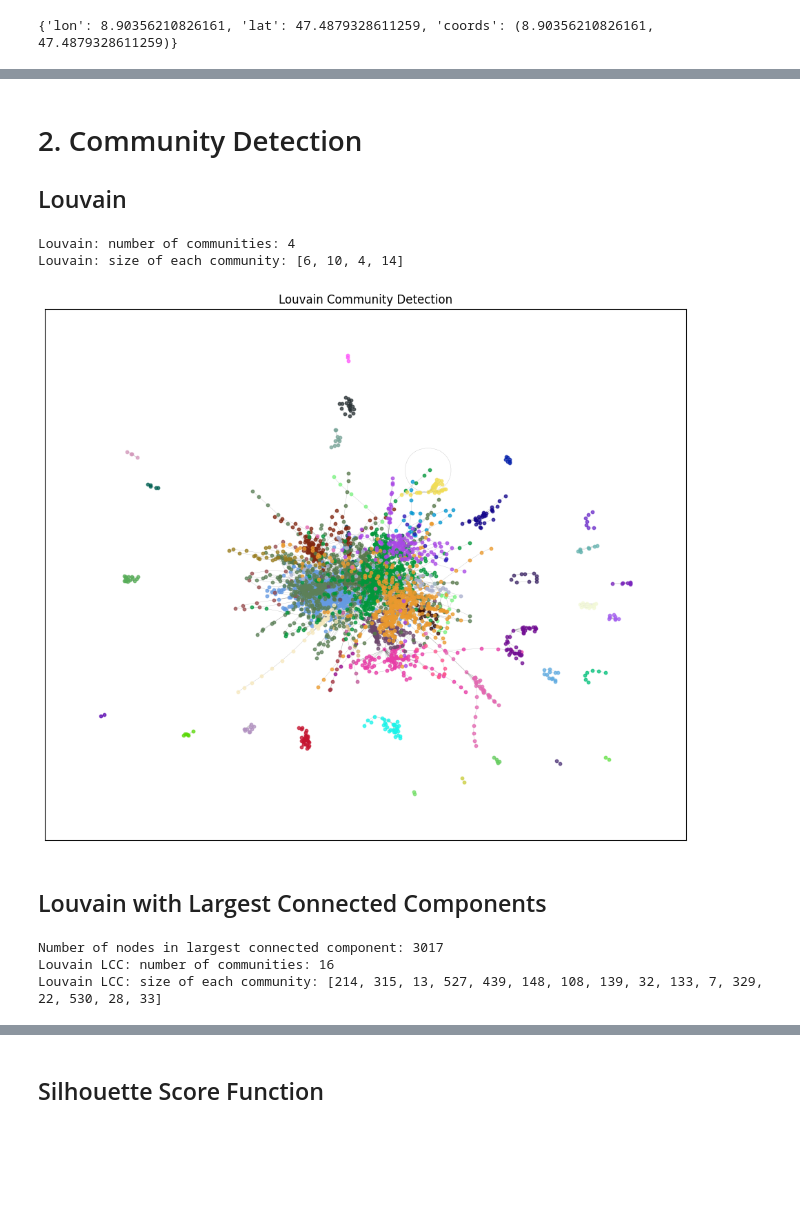
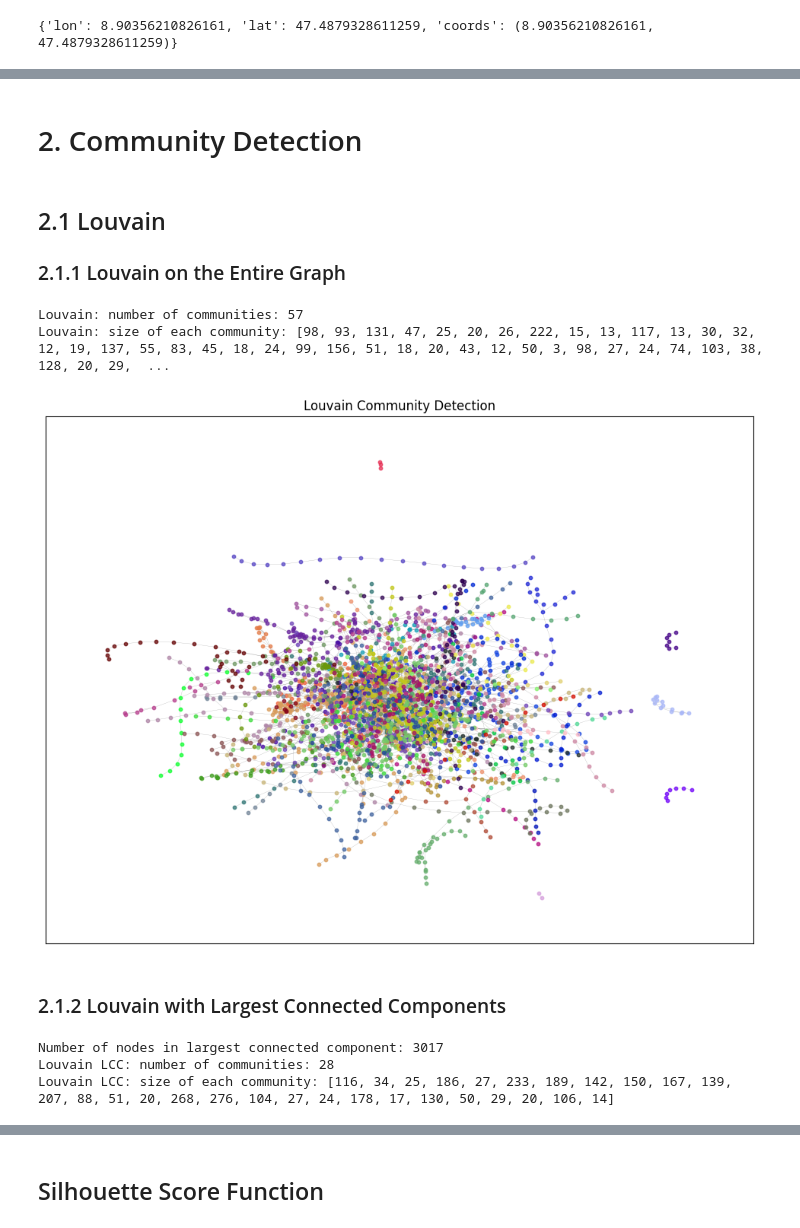
Before and after one commit to mattduerrmeier/sbb-analytics, a Jupyter notebook: community_detection.ipynb, the cells around one changed output, grey strips where cells are left out. Saved outputs shown, nothing was run; the diff lists cells and outputs as text; code cells hidden in the pictures; blank space fills up the shorter version.

```diff
--- a/community_detection.ipynb
+++ b/community_detection.ipynb
@@ -12,7 +11,5 @@ from sklearn.metrics import silhouette_score
 # %%
-df = gpd.read_file('stations.geojson')
+df = gpd.read_file('data/stations.geojson')
 df['lon'] = df['geometry'].x
 df['lat'] = df['geometry'].y
 df['coords'] = [(lon, lat) for lon, lat in zip(df['geometry'].x, df['geometry'].y)]
-
-df
@@ -36,5 +16,6 @@ Make sure to create this edgelist through the `create_edgelist.py` script.
 # %%
-G = nx.read_edgelist("sbb.edgelist", delimiter=";", create_using=nx.Graph)
+G = nx.read_edgelist("data/sbb.edgelist", delimiter=";", create_using=nx.Graph)
+
 for idx, row in df.iterrows():
     station_name = row['station_name']
     lon = row['lon']
@@ -64,37 +39,45 @@ number of edges: 8610
 # %% [markdown]
 # 2. Community Detection
-
-## Louvain
-# %%
-louvain = nx.community.louvain_communities(G, seed=42, resolution=1)
-
-louvain_len = [len(s) for s in louvain]
-print("Louvain: number of communities:", len(louvain))
-print("Louvain: size of each community:", louvain_len)
-# %% [output]
-Louvain: number of communities: 4
-Louvain: size of each community: [6, 10, 4, 14]
 # %%
-getcolors = lambda n: ["#%06x" % random.randint(0, 0xFFFFFF) for _ in range(n)]
+import random
 
-colors = getcolors(len(louvain))
+def community_stats(communities, algorithm_name):
+    comms_len = [len(c) for c in communities]
+    print(f"{algorithm_name}: number of communities: {len(communities)}")
+    print(f"{algorithm_name}: size of each community: {comms_len}")
 
-plt.figure(figsize=(12, 10))
-pos = nx.spring_layout(G, seed=42)
-for i, c in enumerate(louvain):
-    nx.draw_networkx_nodes(
-        G, pos=pos, nodelist=c, node_color=colors[i], node_size=10, alpha=0.75
-    )
 
-nx.draw_networkx_edges(G, pos=pos, width=0.20, alpha=0.33)
-plt.title("Louvain Community Detection")
-plt.show()
+def plot_communities(G, communities, algorithm_name):
+    getcolors = lambda n: ["#%06x" % random.randint(0, 0xFFFFFF) for _ in range(n)]
+    colors = getcolors(len(communities))
 
-# TODO: use edge weights to help visualise the graph
+    plt.figure(figsize=(12, 9))
+    pos = nx.spring_layout(G, seed=42)
+    for i, c in enumerate(communities):
+        nx.draw_networkx_nodes(
+            G, pos=pos, nodelist=c, node_color=colors[i], node_size=10, alpha=0.75
+        )
+
+    nx.draw_networkx_edges(G, pos=pos, width=0.20, alpha=0.33)
+    plt.title(f"{algorithm_name} Community Detection")
+    plt.show()
-# %% [output]
-[figure, removed]
+# %% [markdown]
+## 2.1 Louvain
+
+### 2.1.1 Louvain on the Entire Graph
+# %%
+louvain = nx.community.louvain_communities(G, seed=42, resolution=1)
+
+community_stats(louvain, "Louvain")
+# %% [output]
+Louvain: number of communities: 57
+Louvain: size of each community: [98, 93, 131, 47, 25, 20, 26, 222, 15, 13, 117, 13, 30, 32, 12, 19, 137, 55, 83, 45, 18, 24, 99, 156, 51, 18, 20, 43, 12, 50, 3, 98, 27, 24, 74, 103, 38, 128, 20, 29,  ...
+# %%
+plot_communities(G, louvain, "Louvain")
+# %% [output]
+[figure, added]
 # %% [markdown]
-## Louvain with Largest Connected Components
+### 2.1.2 Louvain with Largest Connected Components
 # %%
 connected_comp = nx.connected_components(G)
 max_connected_comp = max(connected_comp)
@@ -103,11 +86,9 @@ print("Number of nodes in largest connected component:", len(max_connected_comp)
 sub_G = G.subgraph(max_connected_comp)
 louvain = nx.community.louvain_communities(sub_G, seed=42, resolution=0.5)
 
-louvain_len = [len(s) for s in louvain]
-print("Louvain LCC: number of communities:", len(louvain))
-print("Louvain LCC: size of each community:", louvain_len)
+community_stats(louvain, "Louvain LCC")
 # %% [output]
 Number of nodes in largest connected component: 3017
-Louvain LCC: number of communities: 16
-Louvain LCC: size of each community: [214, 315, 13, 527, 439, 148, 108, 139, 32, 133, 7, 329, 22, 530, 28, 33]
+Louvain LCC: number of communities: 28
+Louvain LCC: size of each community: [116, 34, 25, 186, 27, 233, 189, 142, 150, 167, 139, 207, 88, 51, 20, 268, 276, 104, 27, 24, 178, 17, 130, 50, 29, 20, 106, 14]
 # %%
```
Also changed, not shown: parts of 28 cells of this notebook, 1 other file.
